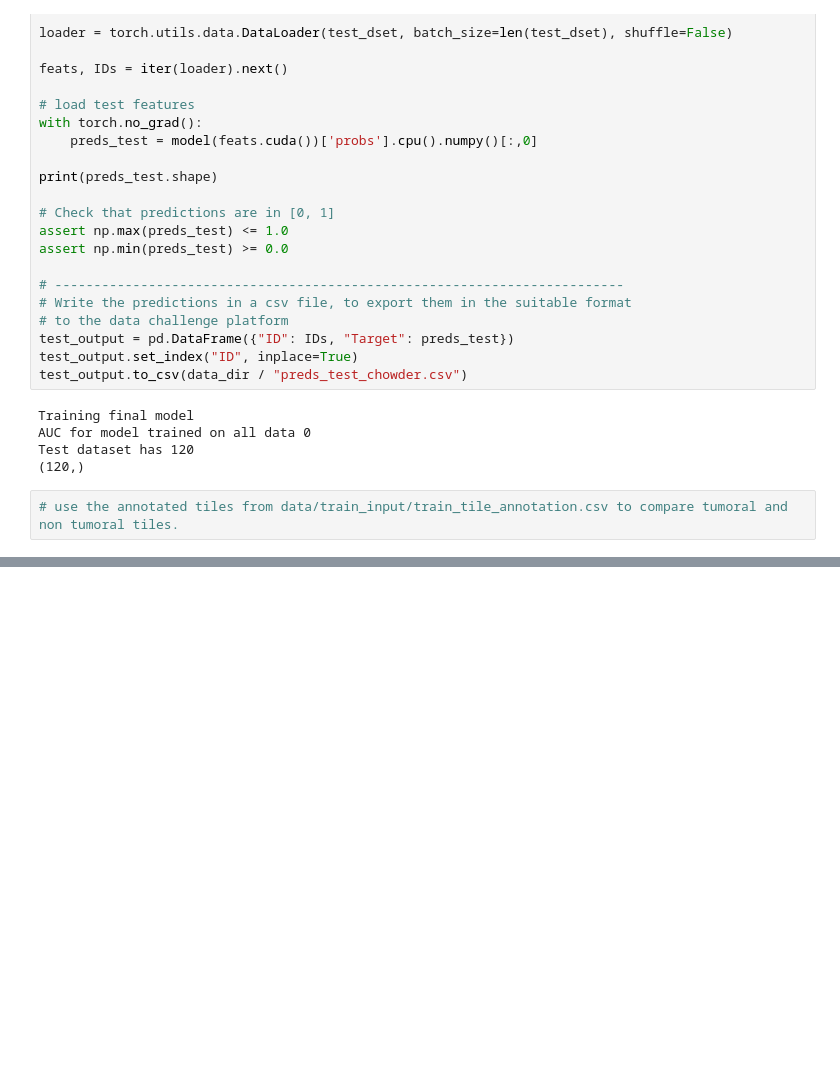
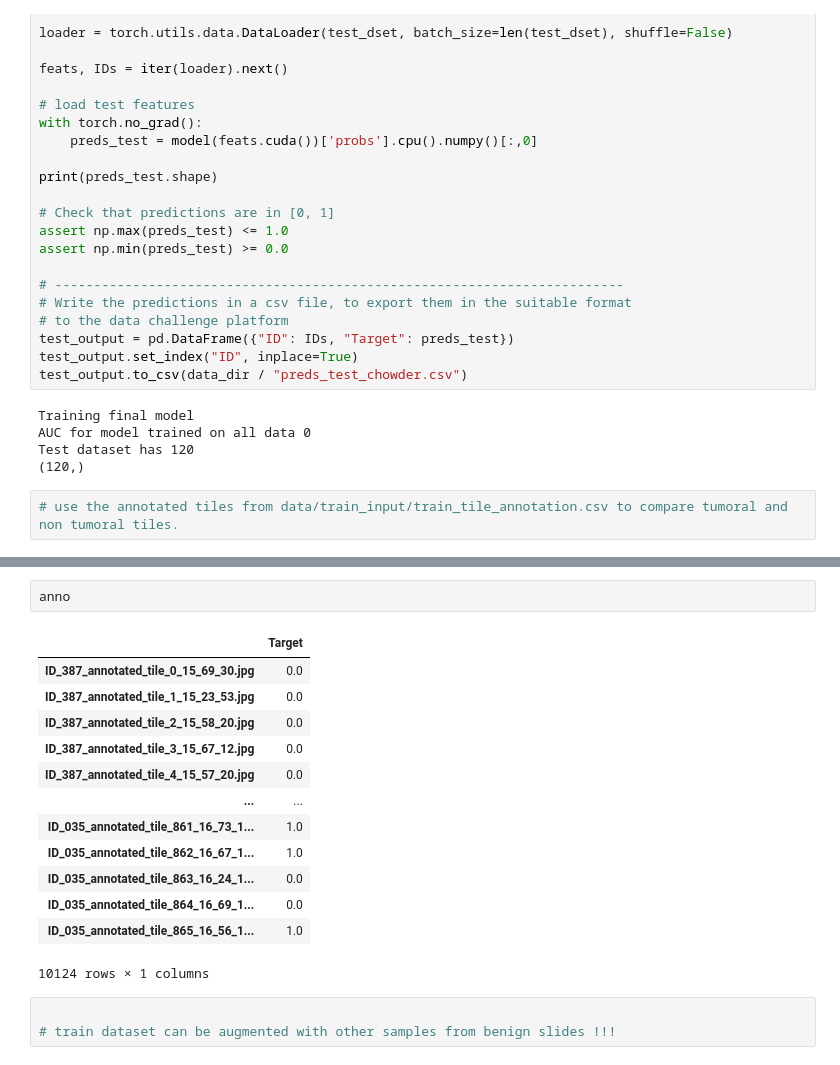
Before and after one commit to sbaio/detecting-breast-cancer-metastases, a Jupyter notebook: notebook.ipynb, the cells around one changed output, grey strips where cells are left out. Drawn from its saved outputs; the diff is of its cells as text; blank space fills up the shorter version.

```diff
--- a/notebook.ipynb
+++ b/notebook.ipynb
@@ -288,0 +530,19 @@ Test dataset has 120
+# %%
+anno
+# %% [output]
+|  | Target |
+| ID_387_annotated_tile_0_15_69_30.jpg | 0.0 |
+| ID_387_annotated_tile_1_15_23_53.jpg | 0.0 |
+| ID_387_annotated_tile_2_15_58_20.jpg | 0.0 |
+| ID_387_annotated_tile_3_15_67_12.jpg | 0.0 |
+| ID_387_annotated_tile_4_15_57_20.jpg | 0.0 |
+| ... | ... |
+| ID_035_annotated_tile_861_16_73_1... | 1.0 |
+| ID_035_annotated_tile_862_16_67_1... | 1.0 |
+| ID_035_annotated_tile_863_16_24_1... | 0.0 |
+| ID_035_annotated_tile_864_16_69_1... | 0.0 |
+| ID_035_annotated_tile_865_16_56_1... | 1.0 |
+10124 rows × 1 columns
+# %%
+
+# train dataset can be augmented with other samples from benign slides !!!
```
Also changed, not shown: parts of 10 cells of this notebook, 2 other files.
